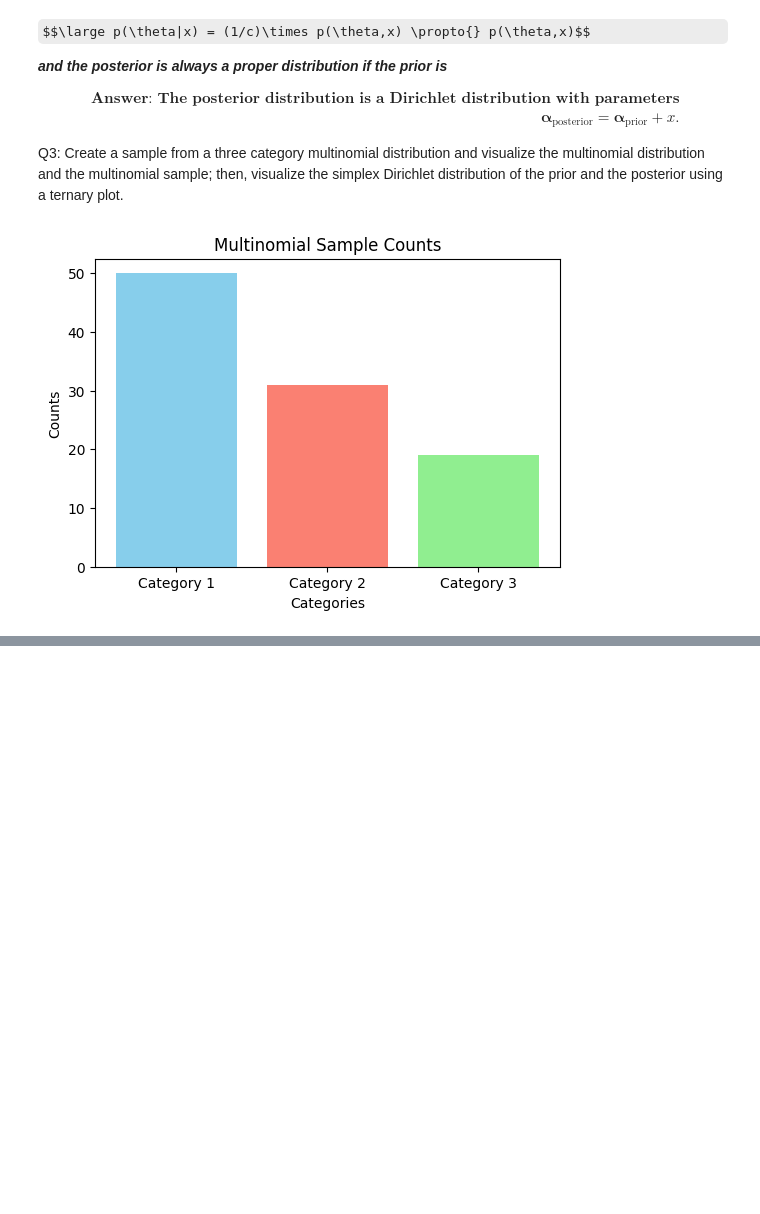
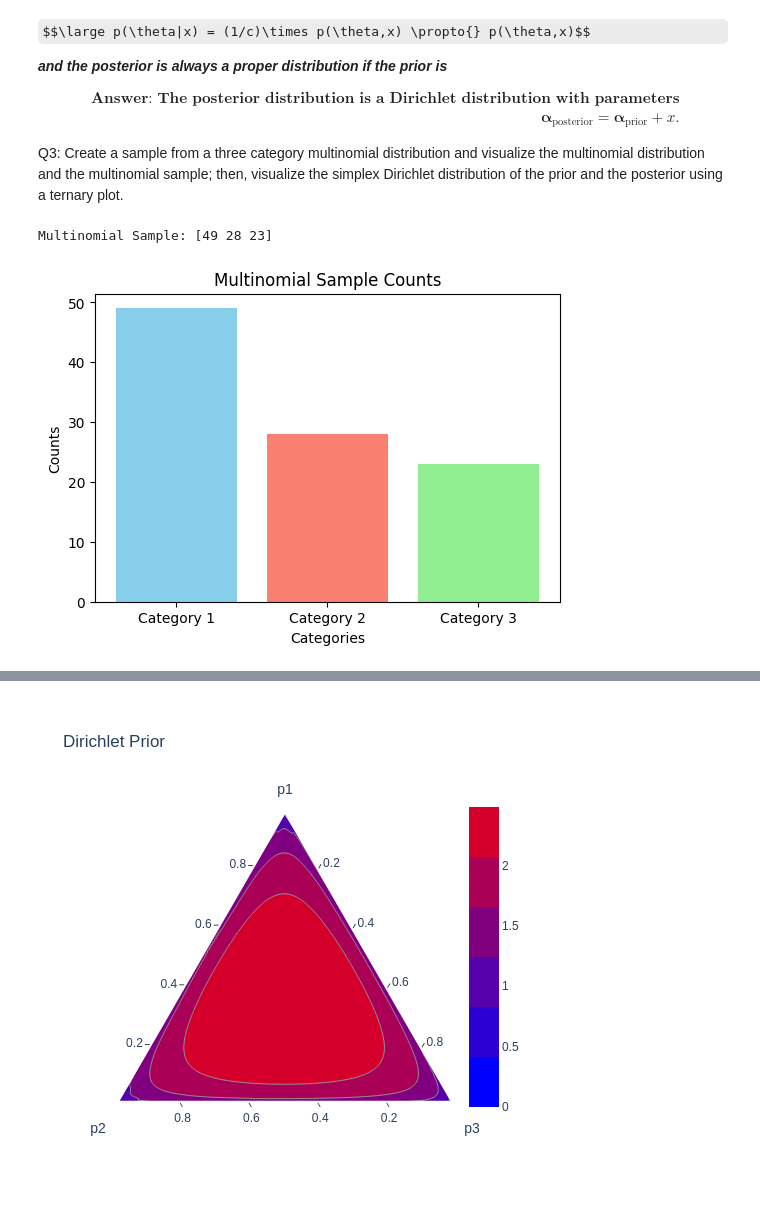
Before and after one commit to zyy999ilar/sta365, a Jupyter notebook: Bayes_00_Intro2Bayes.ipynb, the cells around one changed output, grey strips where cells are left out. Cells and saved outputs as stored; diff of their text form; code cells hidden in the pictures; some formulas as TeX source; blank space fills up the shorter version.

```diff
--- a/Bayes_00_Intro2Bayes.ipynb
+++ b/Bayes_00_Intro2Bayes.ipynb
@@ -92,45 +92,59 @@ import numpy as np
 from scipy import stats
 import plotly.figure_factory as ff
 import numpy as np
+import matplotlib.pyplot as plt
+
+# Ensure consistent simulation
+np.random.seed(42)
+
+# Simulate multinomial data
+categories = 3
+n_trials = 100
+true_probs = [0.5, 0.3, 0.2]
+sample = np.random.multinomial(n_trials, true_probs)
+print(f"Multinomial Sample: {sample}")
+
+# Bar Plot for Multinomial Sample
+plt.figure(figsize=(6, 4))
+plt.bar(['Category 1', 'Category 2', 'Category 3'], sample, color=['skyblue', 'salmon', 'lightgreen'])
+plt.xlabel('Categories')
+plt.ylabel('Counts')
+plt.title('Multinomial Sample Counts')
+plt.show()
 
 # p1p2p3_scatter = stats.dirichlet(alpha=np.array([1.0, 1.0, 1.0])).rvs(size=100)
 p1 = np.linspace(0,1,100)
 p2 = 1-p1.copy()
 p_ = np.linspace(0,1,100)
 p1 = (p1[np.newaxis,:]*p_[:,np.newaxis]).flatten()
 p2 = (p2[np.newaxis,:]*p_[:,np.newaxis]).flatten()
 p3 = 1-p1-p2
 p = np.c_[p1,p2,p3]
 
 alpha_prior = np.array([1.2, 1.2, 1.2])  # Prior alpha values
 dirichlet_prior = stats.dirichlet(alpha=alpha_prior)
 dirichlet_prior_densities = dirichlet_prior.pdf(p.T)
-
-plt.figure(figsize=(6, 4))
-plt.bar(['Category 1', 'Category 2', 'Category 3'], sample, color=['skyblue', 'salmon', 'lightgreen'])
-plt.xlabel('Categories')
-plt.ylabel('Counts')
-plt.title('Multinomial Sample Counts')
-plt.show()
+alpha_posterior = alpha_prior + sample.flatten()
 
 # https://plotly.com/python/ternary-contour/Links to an external site.
 fig = ff.create_ternary_contour(p.T, dirichlet_prior.pdf(p.T),
                                 pole_labels=['p1', 'p2', 'p3'],
                                 interp_mode='cartesian',
                                 showscale=True)
 fig.update_layout(title_text='Dirichlet Prior')
-fig.show()
+fig.show('png')
 
 # Calculate the Dirichlet posterior densities
 dirichlet_posterior = stats.dirichlet(alpha=alpha_posterior)
 dirichlet_posterior_densities = dirichlet_posterior.pdf(p.T)
 
 # Create the ternary contour plot for the posterior
 fig_post = ff.create_ternary_contour(p.T, dirichlet_posterior.pdf(p.T),
                                      pole_labels=['p1', 'p2', 'p3'],
                                      interp_mode='cartesian',
                                      showscale=True)
 fig_post.update_layout(title_text='Dirichlet Posterior')
-fig_post.show()
+fig_post.show('png')
 # %% [output]
+Multinomial Sample: [49 28 23]
-[figure, old version]
+[figure, new version]
@@ -138,0 +151 @@ fig_post.show()
+[figure, added]
```
Also changed, not shown: parts of 1 cell of this notebook.
